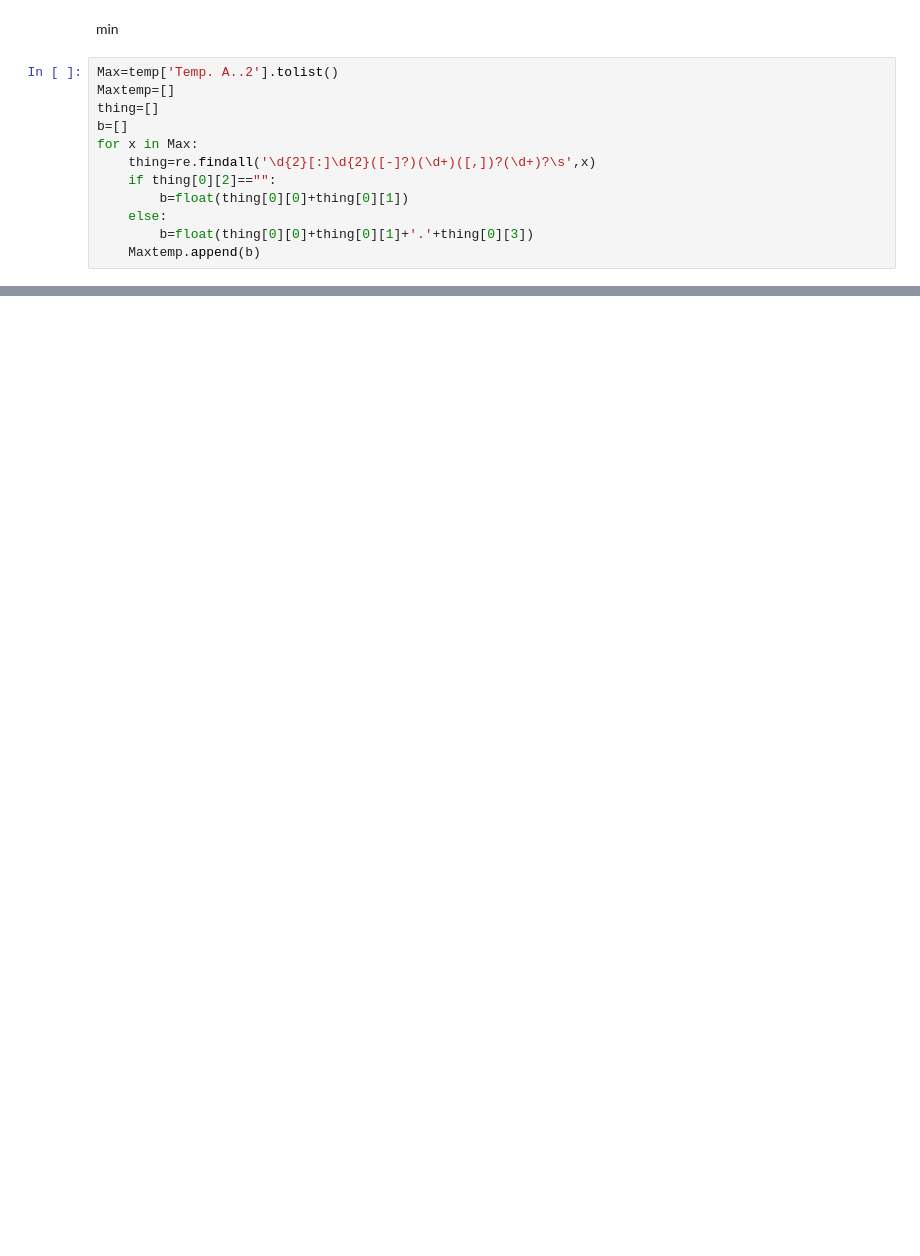
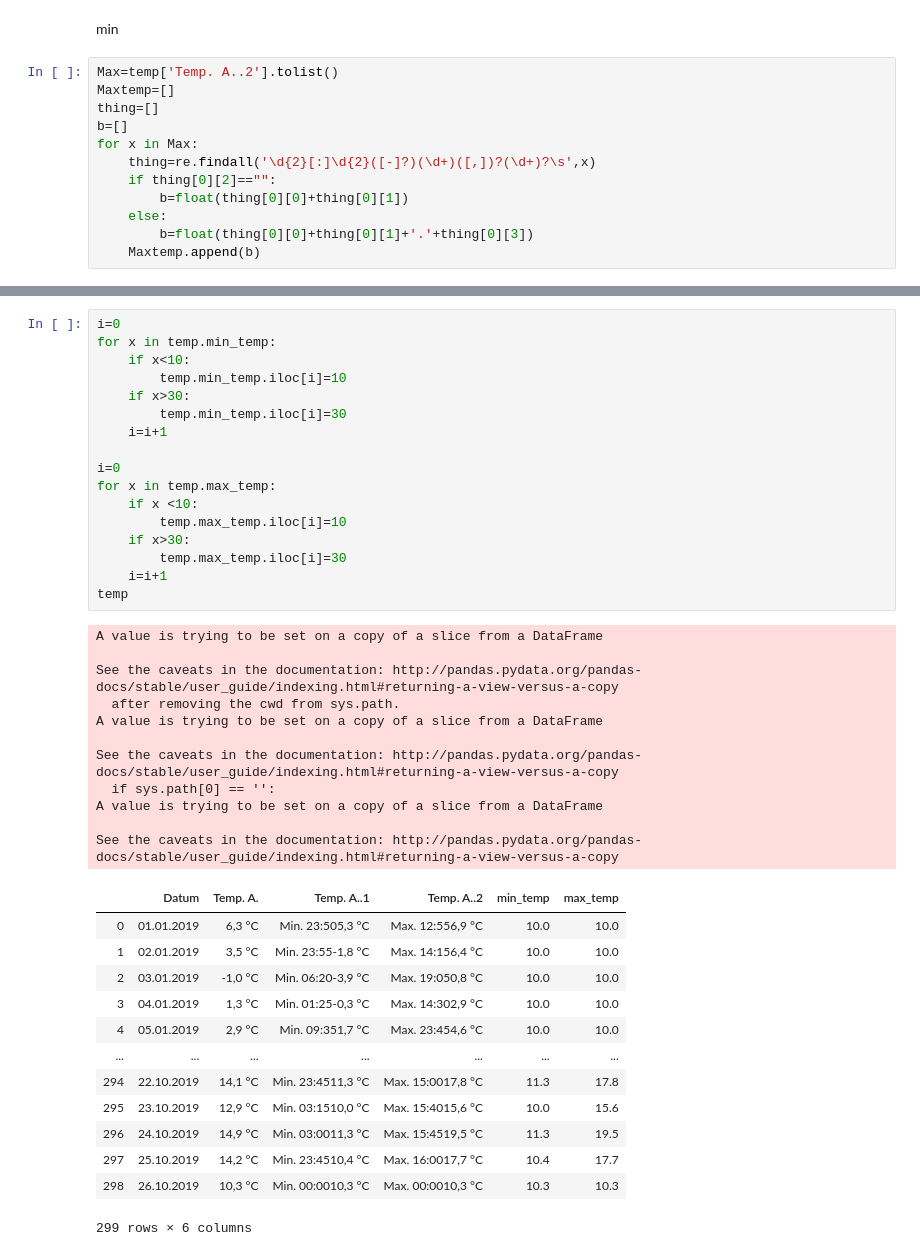
Before and after one commit to ClimathonHeidelberg/bloomMap2K19, a Jupyter notebook: modelling/Climathon modelling.ipynb, the cells around one changed output, grey strips where cells are left out. Cells and saved outputs as stored; diff of their text form; blank space fills up the shorter version.

```diff
--- a/modelling/Climathon modelling.ipynb
+++ b/modelling/Climathon modelling.ipynb
@@ -126,0 +113,42 @@ array(['Min. 23:505,3 °C', 'Min. 23:55-1,8 °C', 'Min. 06:20-3,9 °C',
+# %%
+i=0
+for x in temp.min_temp:
+    if x<10:
+        temp.min_temp.iloc[i]=10
+    if x>30:
+        temp.min_temp.iloc[i]=30
+    i=i+1
+
+i=0
+for x in temp.max_temp:
+    if x <10:
+        temp.max_temp.iloc[i]=10
+    if x>30:
+        temp.max_temp.iloc[i]=30
+    i=i+1
+temp
+# %% [output]
+A value is trying to be set on a copy of a slice from a DataFrame
+
+See the caveats in the documentation: http://pandas.pydata.org/pandas-docs/stable/user_guide/indexing.html#returning-a-view-versus-a-copy
+  after removing the cwd from sys.path.
+A value is trying to be set on a copy of a slice from a DataFrame
+
+See the caveats in the documentation: http://pandas.pydata.org/pandas-docs/stable/user_guide/indexing.html#returning-a-view-versus-a-copy
+  if sys.path[0] == '':
+A value is trying to be set on a copy of a slice from a DataFrame
+
+See the caveats in the documentation: http://pandas.pydata.org/pandas-docs/stable/user_guide/indexing.html#returning-a-view-versus-a-copy
+|  | Datum | Temp. A. | Temp. A..1 | Temp. A..2 | min_temp | max_temp |
+| 0 | 01.01.2019 | 6,3 °C | Min. 23:505,3 °C | Max. 12:556,9 °C | 10.0 | 10.0 |
+| 1 | 02.01.2019 | 3,5 °C | Min. 23:55-1,8 °C | Max. 14:156,4 °C | 10.0 | 10.0 |
+| 2 | 03.01.2019 | -1,0 °C | Min. 06:20-3,9 °C | Max. 19:050,8 °C | 10.0 | 10.0 |
+| 3 | 04.01.2019 | 1,3 °C | Min. 01:25-0,3 °C | Max. 14:302,9 °C | 10.0 | 10.0 |
+| 4 | 05.01.2019 | 2,9 °C | Min. 09:351,7 °C | Max. 23:454,6 °C | 10.0 | 10.0 |
+| ... | ... | ... | ... | ... | ... | ... |
+| 294 | 22.10.2019 | 14,1 °C | Min. 23:4511,3 °C | Max. 15:0017,8 °C | 11.3 | 17.8 |
+| 295 | 23.10.2019 | 12,9 °C | Min. 03:1510,0 °C | Max. 15:4015,6 °C | 10.0 | 15.6 |
+| 296 | 24.10.2019 | 14,9 °C | Min. 03:0011,3 °C | Max. 15:4519,5 °C | 11.3 | 19.5 |
+| 297 | 25.10.2019 | 14,2 °C | Min. 23:4510,4 °C | Max. 16:0017,7 °C | 10.4 | 17.7 |
+| 298 | 26.10.2019 | 10,3 °C | Min. 00:0010,3 °C | Max. 00:0010,3 °C | 10.3 | 10.3 |
+299 rows × 6 columns
```
Also changed, not shown: parts of 6 cells of this notebook.
